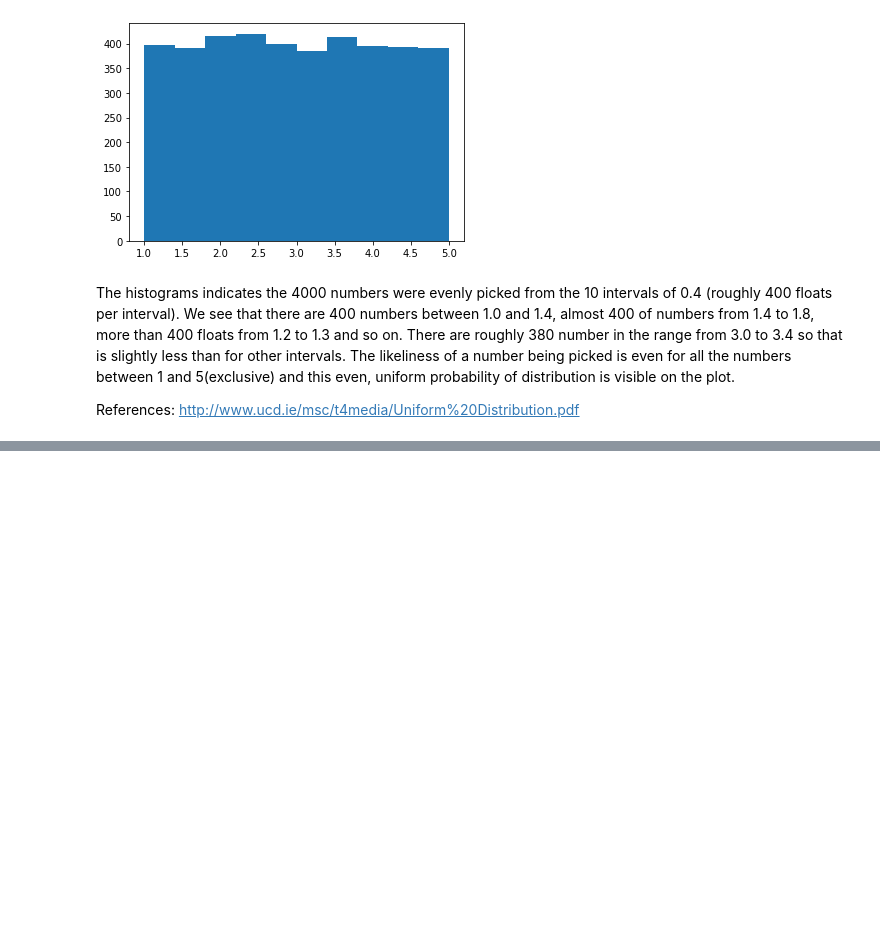
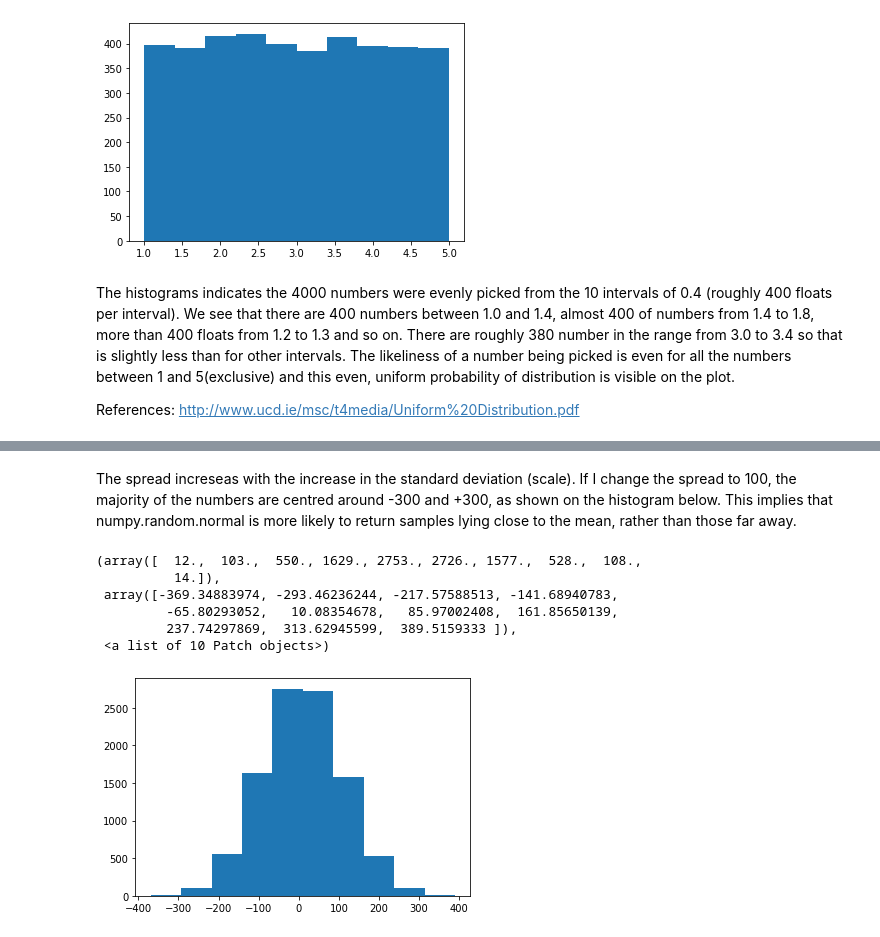
Before and after one commit to KatarzynaConnell/Numpy.random_assignment, a Jupyter notebook: numpy.random.ipynb, the cells around one changed output, grey strips where cells are left out. Cells and saved outputs as stored; diff of their text form; code cells hidden in the pictures; blank space fills up the shorter version.

```diff
--- a/numpy.random.ipynb
+++ b/numpy.random.ipynb
@@ -404,0 +455,13 @@ NameError: name 'plt' is not defined
+# %% [markdown]
+The spread increseas with the increase in the standard deviation (scale). If I change the spread to 100, the majority of the numbers are centred around -300 and +300, as shown on the histogram below. This implies that numpy.random.normal is more likely to return samples lying close to the mean, rather than those far away.
+# %%
+x = np.random.normal(10, 100, 10000)
+plt.hist(x)
+# %% [output]
+(array([  12.,  103.,  550., 1629., 2753., 2726., 1577.,  528.,  108.,
+          14.]),
+ array([-369.34883974, -293.46236244, -217.57588513, -141.68940783,
+         -65.80293052,   10.08354678,   85.97002408,  161.85650139,
+         237.74297869,  313.62945599,  389.5159333 ]),
+ <a list of 10 Patch objects>)
+[figure, added]
```
Also changed, not shown: parts of 15 cells of this notebook.
